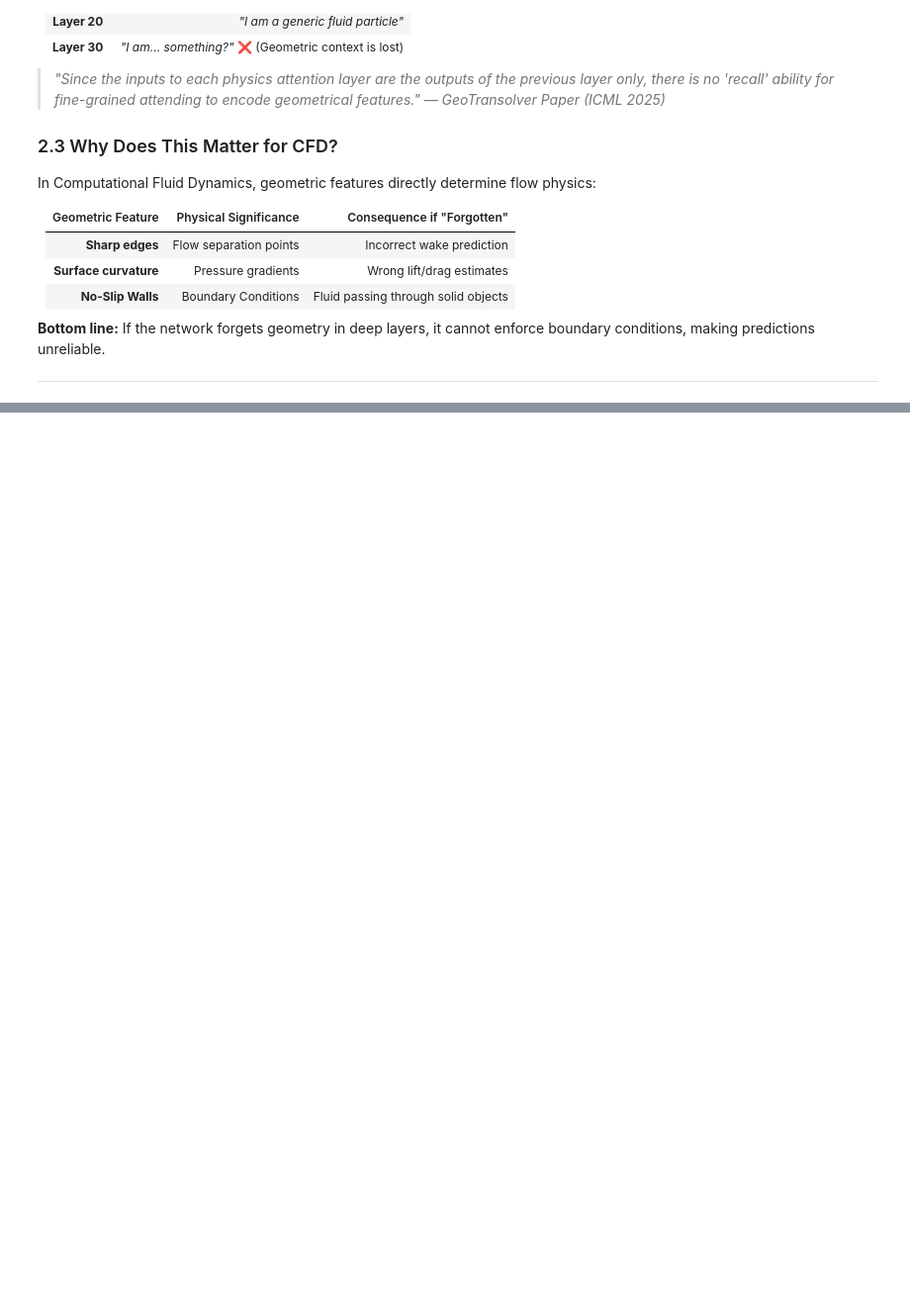
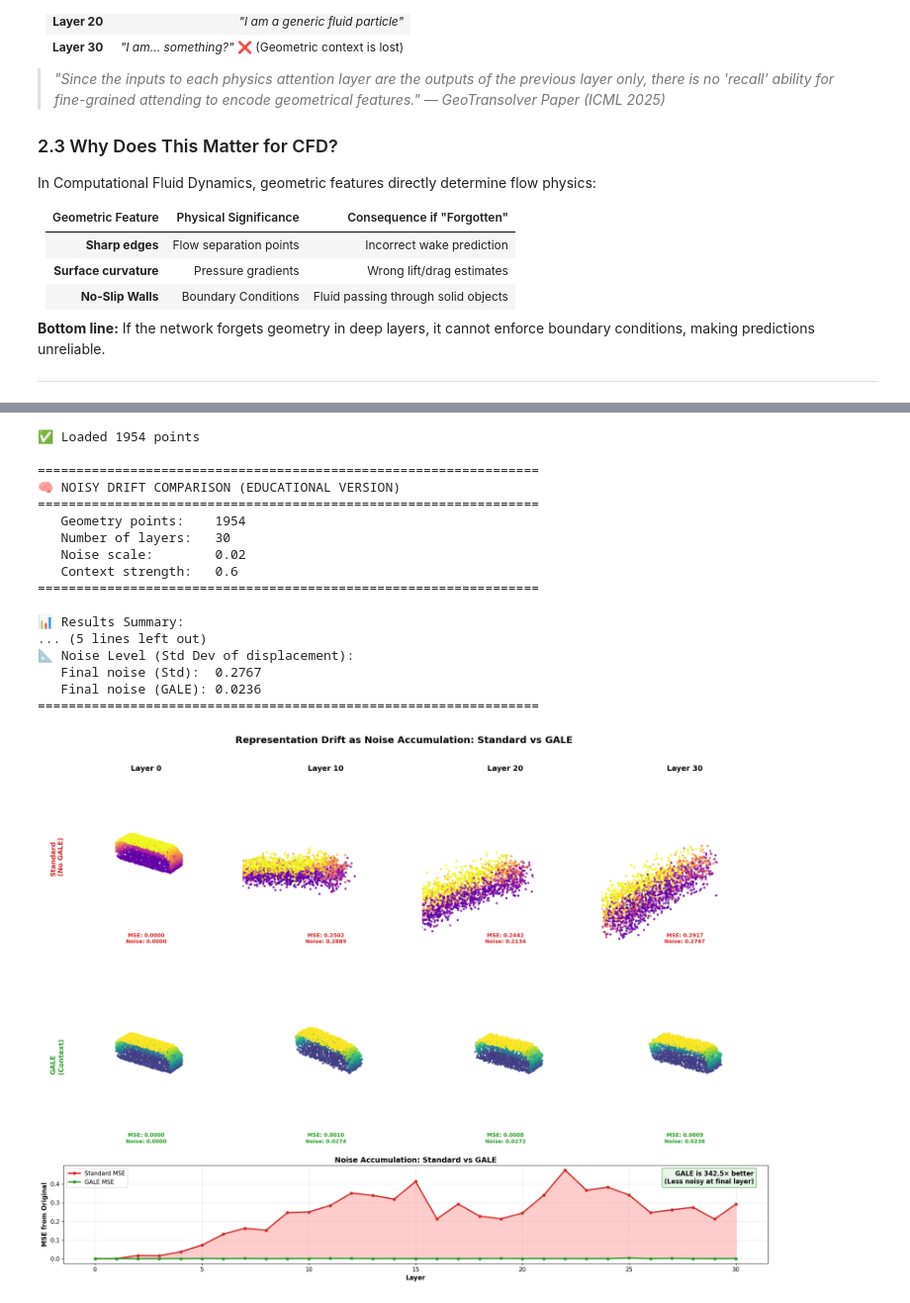
Before and after one commit to openhackathons-org/End-to-End-AI-for-Science, a Jupyter notebook: workspace/python/jupyter_notebook/Transolver/Notebook4-Understanding-GALE-GeoTransolver.ipynb, the cells around one changed output, grey strips where cells are left out. Shown at 99% size. Cells and saved outputs as stored; diff of their text form; code cells hidden in the pictures; blank space fills up the shorter version.

Commit message:
modify GALE Demonstration

```diff
--- a/workspace/python/jupyter_notebook/Transolver/Notebook4-Understanding-GALE-GeoTransolver.ipynb
+++ b/workspace/python/jupyter_notebook/Transolver/Notebook4-Understanding-GALE-GeoTransolver.ipynb
@@ -493,0 +538,37 @@ After 50 layers:
+# %%
+# You need to have these packges as mentioned in readme installed
+# pip install hydra-core tabulate tensorboard termcolor torchinfo einops transformer_engine[pytorch] zarr>=3.0 zarrs
+# Import visualization utilities
+from utils.utils import load_ahmed_body_geometry, run_mlp_drift_comparison , plot_mlp_drift_comparison
+
+geometry = load_ahmed_body_geometry("/workspace/DLI/val", 40)
+
+# Parameters for visible noise accumulation
+results = run_mlp_drift_comparison(
+    geometry,
+    num_layers=30,
+    hidden_dim=64,
+    noise_scale=0.02,      # Higher = more visible noise
+    context_strength=0.6   # GALE correction strength
+)
+
+plot_mlp_drift_comparison(results, geometry, [0, 10, 20, 30])
+# %% [output]
+✅ Loaded 1954 points
+
+=================================================================
+🧠 NOISY DRIFT COMPARISON (EDUCATIONAL VERSION)
+=================================================================
+   Geometry points:    1954
+   Number of layers:   30
+   Noise scale:        0.02
+   Context strength:   0.6
+=================================================================
+
+📊 Results Summary:
+... (5 lines left out)
+📐 Noise Level (Std Dev of displacement):
+   Final noise (Std):  0.2767
+   Final noise (GALE): 0.0236
+=================================================================
+[figure, added]
```
Also changed, not shown: parts of 5 cells of this notebook, 5 other files.
